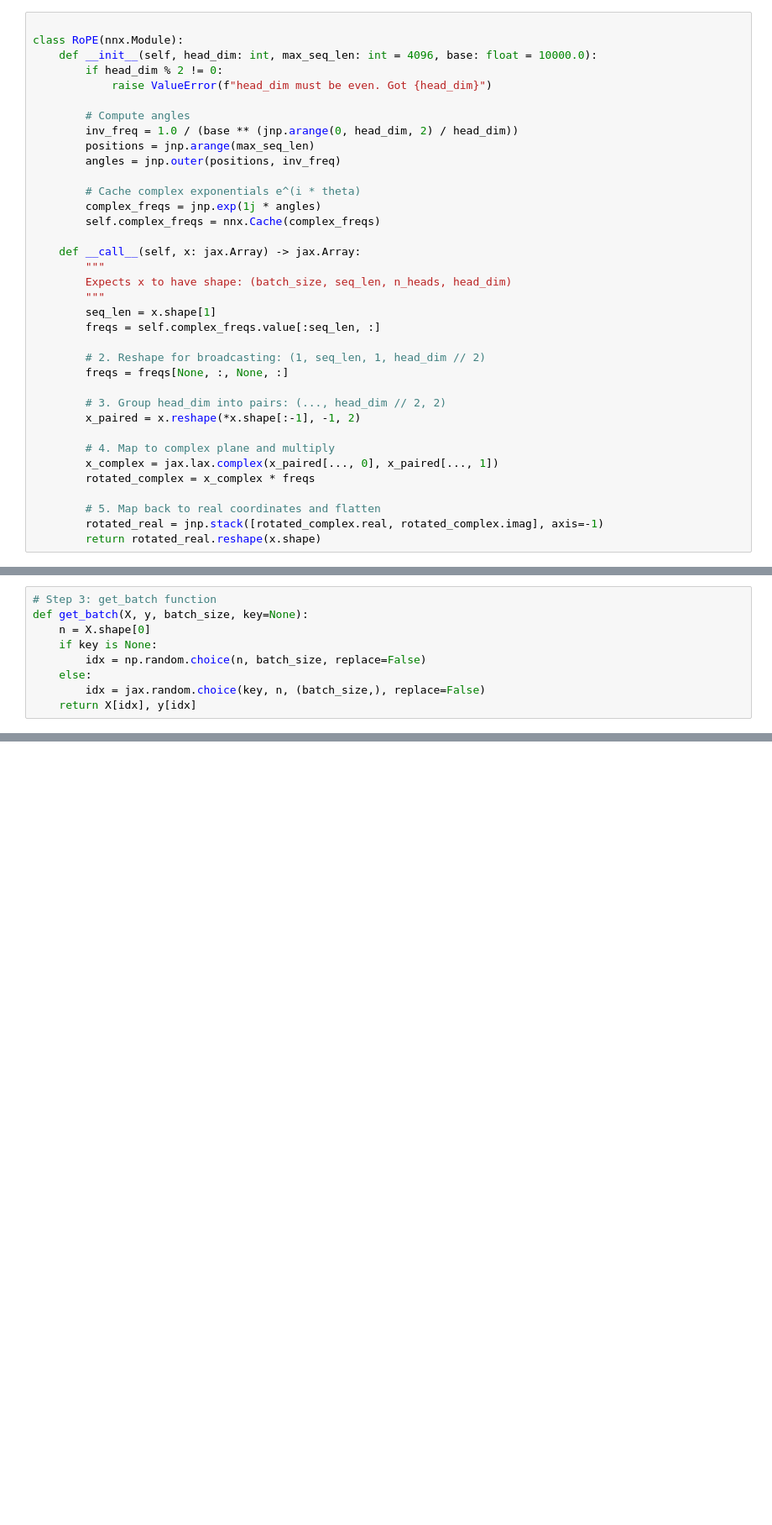
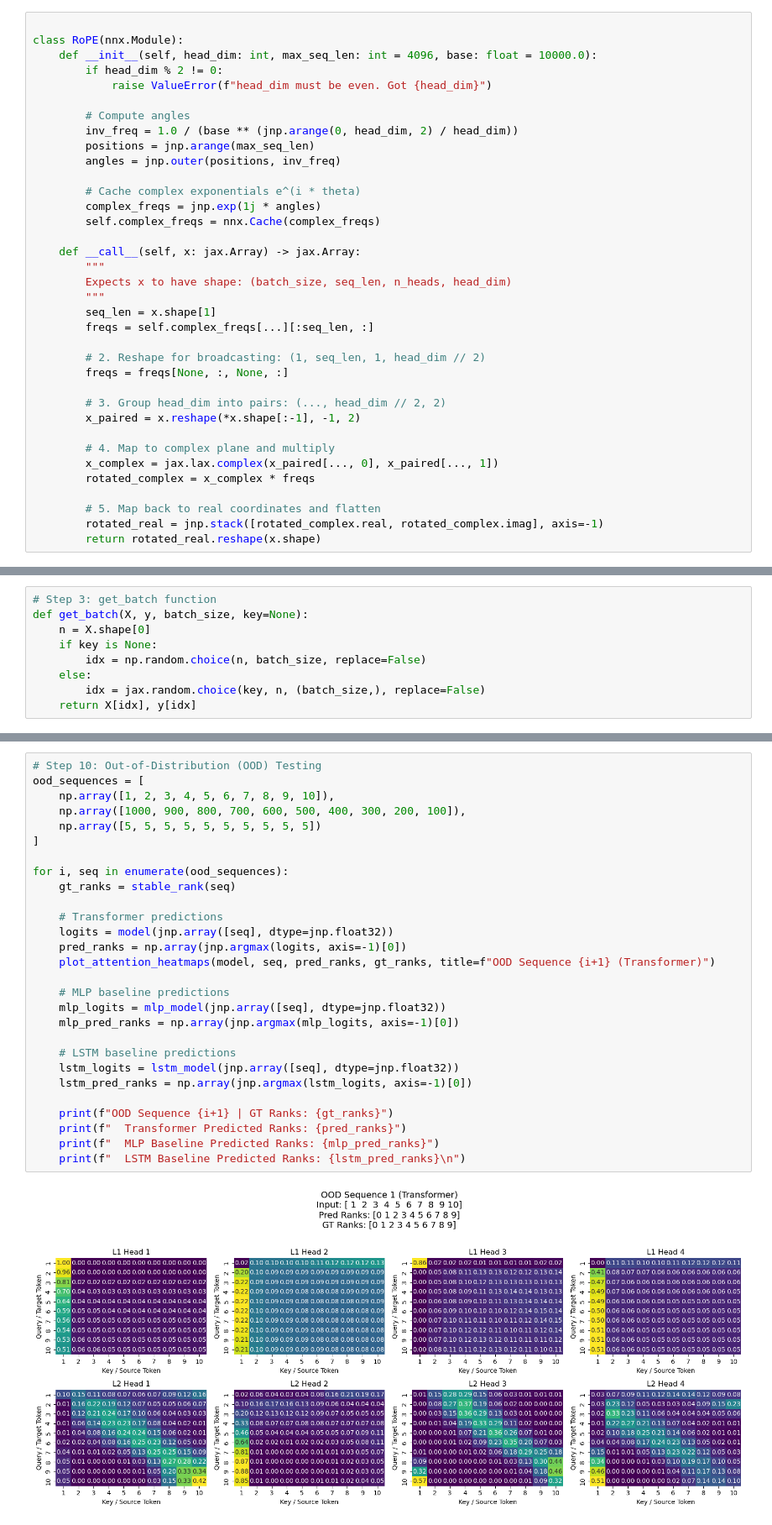
Before and after one commit to Aneeshshastri/EpochCoreTasks, a Jupyter notebook: Task1/Subtask1/Subtask1.ipynb, the cells around one changed output, grey strips where cells are left out. Shown at 84% size. Drawn from its saved outputs; the diff is of its cells as text; blank space fills up the shorter version.

```diff
--- a/Task1/Subtask1/Subtask1.ipynb
+++ b/Task1/Subtask1/Subtask1.ipynb
@@ -29,7 +29,7 @@ class RoPE(nnx.Module):
         Expects x to have shape: (batch_size, seq_len, n_heads, head_dim)
         """
         seq_len = x.shape[1]
-        freqs = self.complex_freqs.value[:seq_len, :]
+        freqs = self.complex_freqs[...][:seq_len, :]
 
         # 2. Reshape for broadcasting: (1, seq_len, 1, head_dim // 2)
         freqs = freqs[None, :, None, :]
@@ -307,0 +592,30 @@ print(f"Test Exact Sequence Accuracy: {test_exact_acc:.4f}")
+# %%
+# Step 10: Out-of-Distribution (OOD) Testing
+ood_sequences = [
+    np.array([1, 2, 3, 4, 5, 6, 7, 8, 9, 10]),
+    np.array([1000, 900, 800, 700, 600, 500, 400, 300, 200, 100]),
+    np.array([5, 5, 5, 5, 5, 5, 5, 5, 5, 5])
+]
+
+for i, seq in enumerate(ood_sequences):
+    gt_ranks = stable_rank(seq)
+
+    # Transformer predictions
+    logits = model(jnp.array([seq], dtype=jnp.float32))
+    pred_ranks = np.array(jnp.argmax(logits, axis=-1)[0])
+    plot_attention_heatmaps(model, seq, pred_ranks, gt_ranks, title=f"OOD Sequence {i+1} (Transformer)")
+
+    # MLP baseline predictions
+    mlp_logits = mlp_model(jnp.array([seq], dtype=jnp.float32))
+    mlp_pred_ranks = np.array(jnp.argmax(mlp_logits, axis=-1)[0])
+
+    # LSTM baseline predictions
+    lstm_logits = lstm_model(jnp.array([seq], dtype=jnp.float32))
+    lstm_pred_ranks = np.array(jnp.argmax(lstm_logits, axis=-1)[0])
+
+    print(f"OOD Sequence {i+1} | GT Ranks: {gt_ranks}")
+    print(f"  Transformer Predicted Ranks: {pred_ranks}")
+    print(f"  MLP Baseline Predicted Ranks: {mlp_pred_ranks}")
+    print(f"  LSTM Baseline Predicted Ranks: {lstm_pred_ranks}\n")
+# %% [output]
+[figure, added]
```
Also changed, not shown: parts of 18 cells of this notebook, 6 other files.
